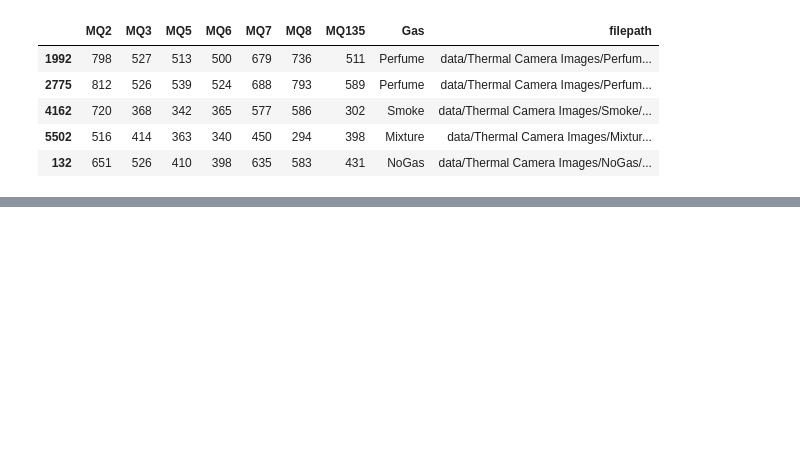
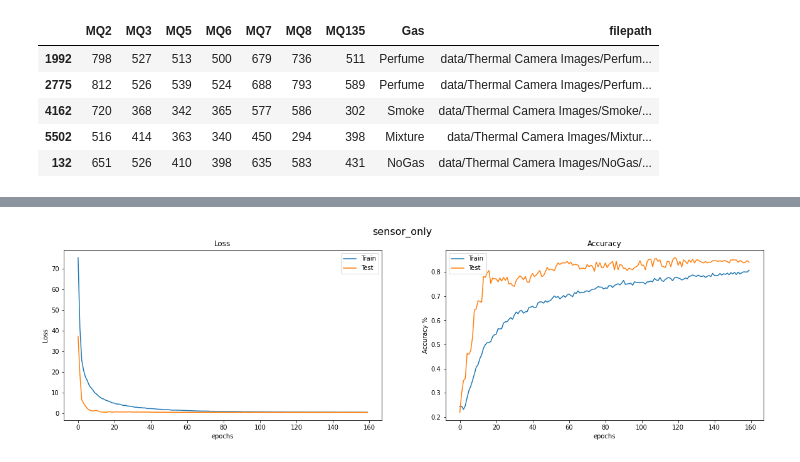
Before and after one commit to MarkBrub/gas-classifier, a Jupyter notebook: notebook.ipynb, the cells around one changed output, grey strips where cells are left out. Drawn from its saved outputs; the diff is of its cells as text; code cells hidden in the pictures; blank space fills up the shorter version.

Commit message:
Added sensor only and multimodal networks

```diff
--- a/notebook.ipynb
+++ b/notebook.ipynb
@@ -309,0 +341,16 @@ plot_history(history, "image_only")
+# %%
+# create a simple MLP
+model = tf.keras.models.Sequential([
+    tf.keras.layers.Dense(128, activation='relu', input_shape=(7,)),
+    tf.keras.layers.Dropout(0.1),
+    tf.keras.layers.Dense(64, activation='relu'),
+    tf.keras.layers.Dropout(0.05),
+    tf.keras.layers.Dense(32, activation='relu'),
+    tf.keras.layers.Dense(4, activation='softmax')
+])
+
+model.compile(loss='categorical_crossentropy',
+                optimizer=tf.keras.optimizers.Adam(lr=1e-4),
+                metrics=['accuracy'])
+
+model.summary()
@@ -309,0 +375,2 @@ plot_history(history, "image_only")
+# %%
+history = model.fit(sensor_dataset, validation_data=val_sensor_dataset, epochs=160, verbose=1)
@@ -309,0 +395,4 @@ plot_history(history, "image_only")
+# %%
+plot_history(history, "sensor_only")
+# %% [output]
+[figure, added]
```
Also changed, not shown: parts of 13 cells of this notebook.
